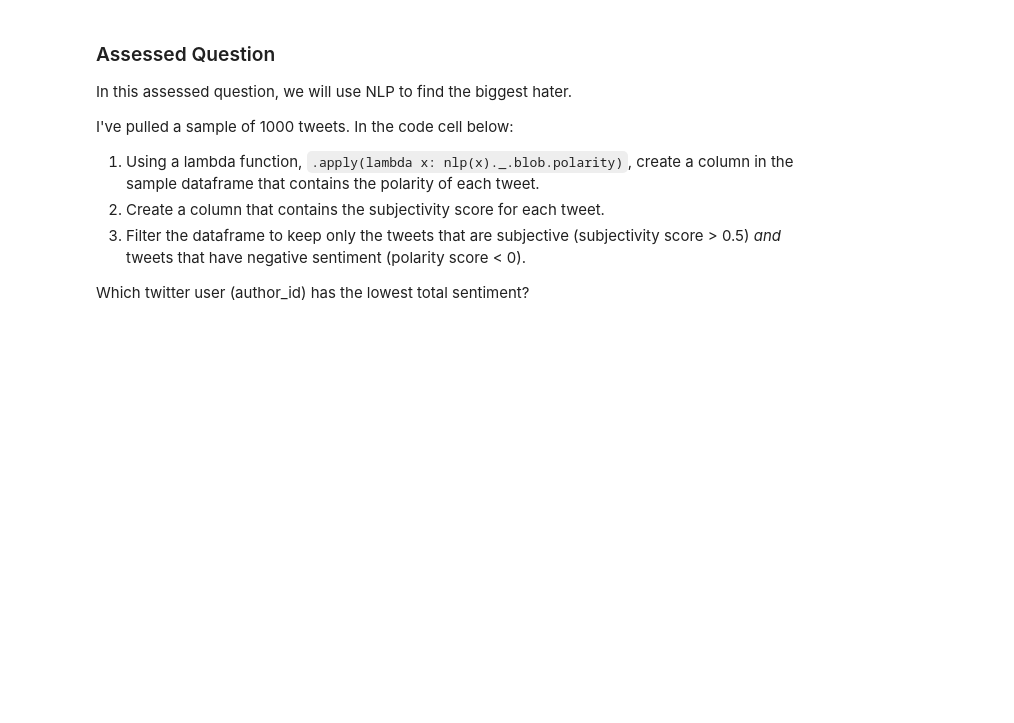
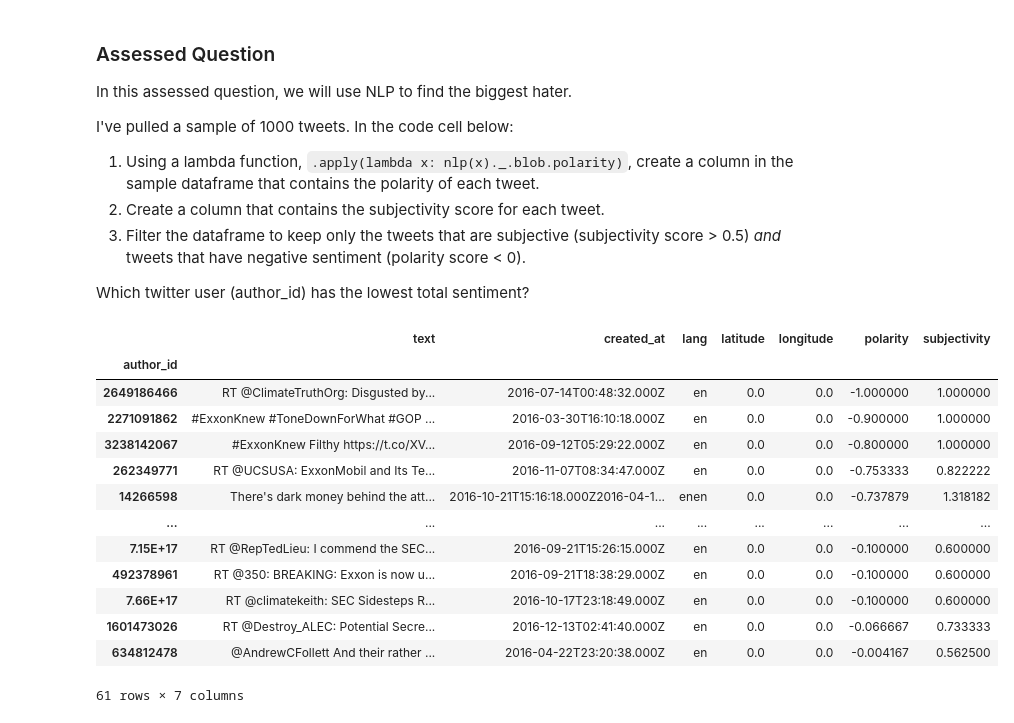
Before and after one commit to tyluckier/QM2, a Jupyter notebook: notebooks/W04. Natural Language Processing.ipynb, the cells around one changed output. Drawn from its saved outputs; the diff is of its cells as text; code cells hidden in the pictures; blank space fills up the shorter version.

```diff
--- a/notebooks/W04. Natural Language Processing.ipynb
+++ b/notebooks/W04. Natural Language Processing.ipynb
@@ -590,0 +599,22 @@ sample= tweets.sample(1000, random_state=1)
+# %%
+sample= tweets.sample(1000, random_state=1)
+sample['polarity']=sample['text'].apply(lambda x: nlp(x)._.blob.polarity)
+sample['subjectivity']=sample['text'].apply(lambda x: nlp(x)._.blob.subjectivity)
+sample=sample[(sample['subjectivity']>0.5) & (sample['polarity']<0)]
+sample=sample.groupby('author_id').sum()
+sample.sort_values('polarity')
+# %% [output]
+|  | text | created_at | lang | latitude | longitude | polarity | subjectivity |
+| author_id |  |  |  |  |  |  |  |
+| 2649186466 | RT @ClimateTruthOrg: Disgusted by... | 2016-07-14T00:48:32.000Z | en | 0.0 | 0.0 | -1.000000 | 1.000000 |
+| 2271091862 | #ExxonKnew #ToneDownForWhat #GOP ... | 2016-03-30T16:10:18.000Z | en | 0.0 | 0.0 | -0.900000 | 1.000000 |
+| 3238142067 | #ExxonKnew Filthy https://t.co/XV... | 2016-09-12T05:29:22.000Z | en | 0.0 | 0.0 | -0.800000 | 1.000000 |
+| 262349771 | RT @UCSUSA: ExxonMobil and Its Te... | 2016-11-07T08:34:47.000Z | en | 0.0 | 0.0 | -0.753333 | 0.822222 |
+| 14266598 | There's dark money behind the att... | 2016-10-21T15:16:18.000Z2016-04-1... | enen | 0.0 | 0.0 | -0.737879 | 1.318182 |
+| ... | ... | ... | ... | ... | ... | ... | ... |
+| 7.15E+17 | RT @RepTedLieu: I commend the SEC... | 2016-09-21T15:26:15.000Z | en | 0.0 | 0.0 | -0.100000 | 0.600000 |
+| 492378961 | RT @350: BREAKING: Exxon is now u... | 2016-09-21T18:38:29.000Z | en | 0.0 | 0.0 | -0.100000 | 0.600000 |
+| 7.66E+17 | RT @climatekeith: SEC Sidesteps R... | 2016-10-17T23:18:49.000Z | en | 0.0 | 0.0 | -0.100000 | 0.600000 |
+| 1601473026 | RT @Destroy_ALEC: Potential Secre... | 2016-12-13T02:41:40.000Z | en | 0.0 | 0.0 | -0.066667 | 0.733333 |
+| 634812478 | @AndrewCFollett And their rather ... | 2016-04-22T23:20:38.000Z | en | 0.0 | 0.0 | -0.004167 | 0.562500 |
+61 rows × 7 columns
```
Also changed, not shown: parts of 13 cells of this notebook.
